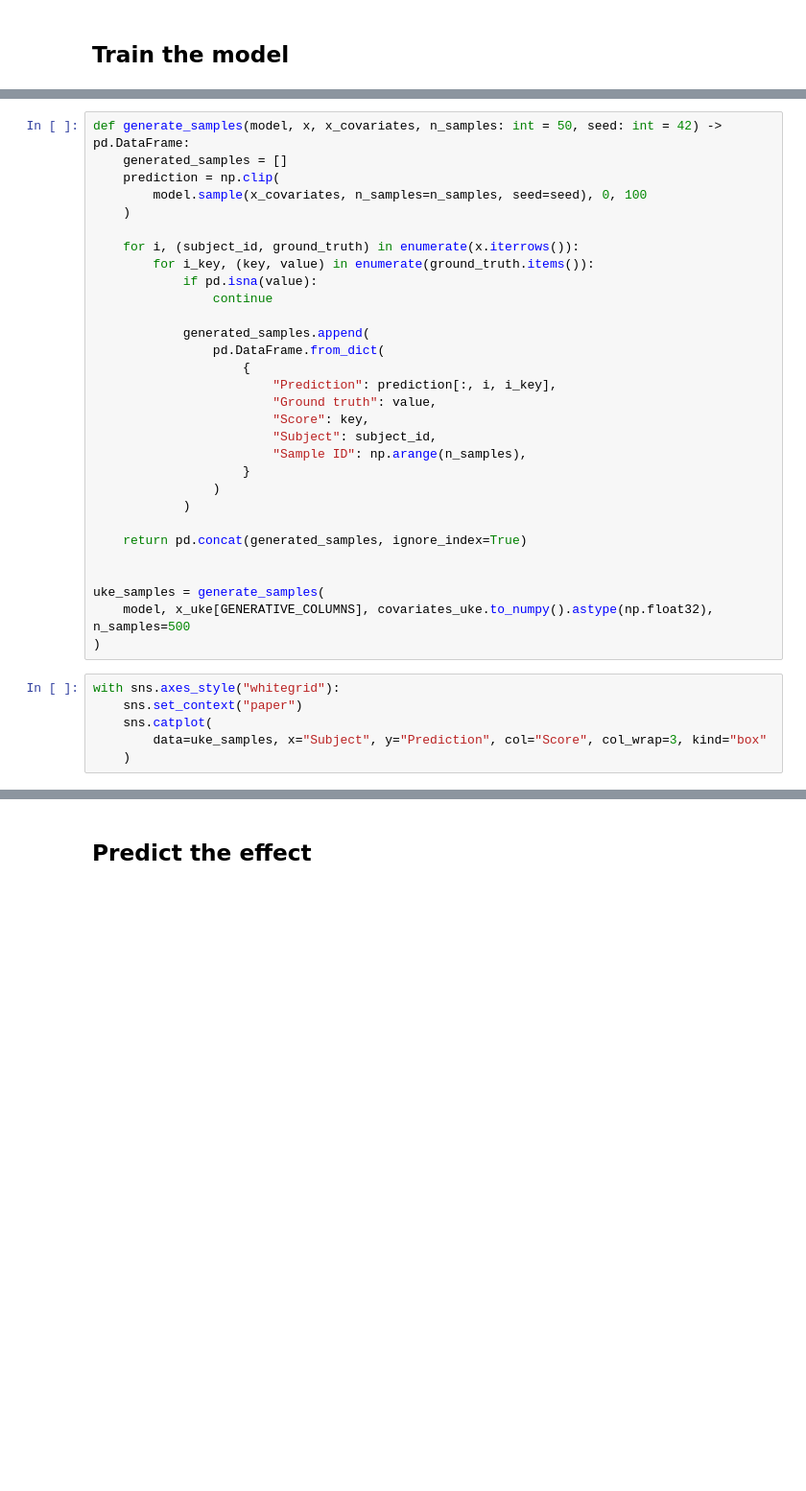
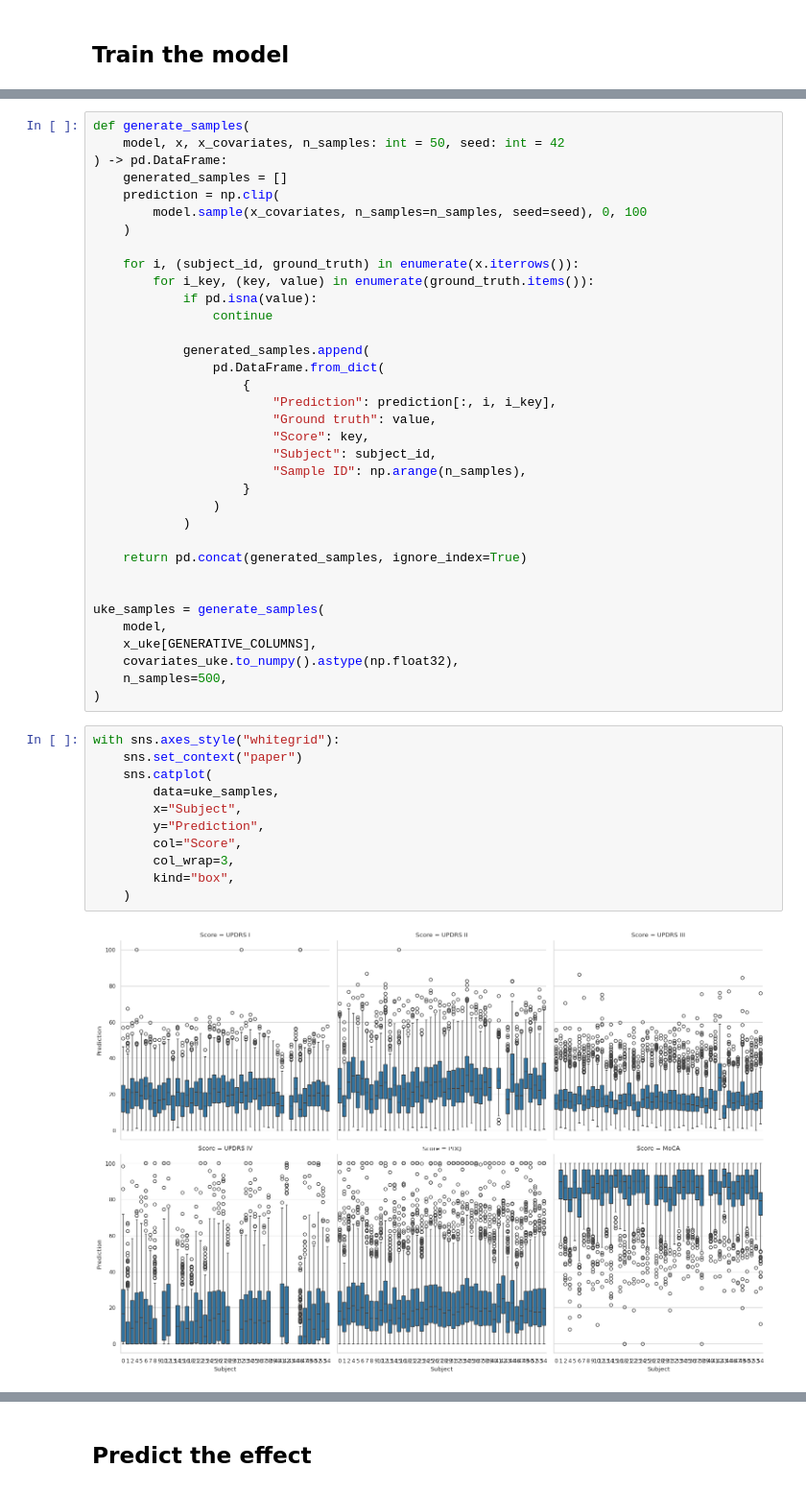
Before and after one commit to UKEIAM/de.uke.iam.parkinson.vae_longitudinal, a Jupyter notebook: conditional/treeffuser.ipynb, the cells around one changed output, grey strips where cells are left out. Shown at 96% size. Drawn from its saved outputs; the diff is of its cells as text; blank space fills up the shorter version.

```diff
--- a/conditional/treeffuser.ipynb
+++ b/conditional/treeffuser.ipynb
@@ -63,5 +115,7 @@ model.fit(covariates_amp.to_numpy().astype(np.float32), X_amp[GENERATIVE_COLUMNS
 # %%
-def generate_samples(model, x, x_covariates, n_samples: int = 50, seed: int = 42) -> pd.DataFrame:
+def generate_samples(
+    model, x, x_covariates, n_samples: int = 50, seed: int = 42
+) -> pd.DataFrame:
     generated_samples = []
     prediction = np.clip(
         model.sample(x_covariates, n_samples=n_samples, seed=seed), 0, 100
@@ -88,13 +142,23 @@ def generate_samples(model, x, x_covariates, n_samples: int = 50, seed: int = 42
 
 
 uke_samples = generate_samples(
-    model, x_uke[GENERATIVE_COLUMNS], covariates_uke.to_numpy().astype(np.float32), n_samples=500
+    model,
+    x_uke[GENERATIVE_COLUMNS],
+    covariates_uke.to_numpy().astype(np.float32),
+    n_samples=500,
 )
 # %%
 with sns.axes_style("whitegrid"):
     sns.set_context("paper")
     sns.catplot(
-        data=uke_samples, x="Subject", y="Prediction", col="Score", col_wrap=3, kind="box"
+        data=uke_samples,
+        x="Subject",
+        y="Prediction",
+        col="Score",
+        col_wrap=3,
+        kind="box",
     )
+# %% [output]
+[figure, added]
 # %%
 selection = uke_samples[
```
Also changed, not shown: parts of 22 cells of this notebook.
